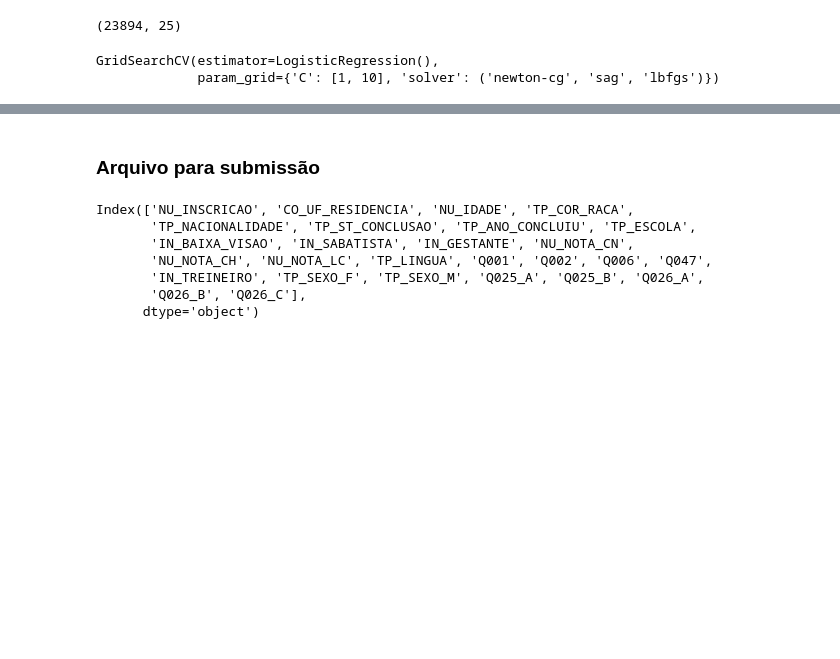
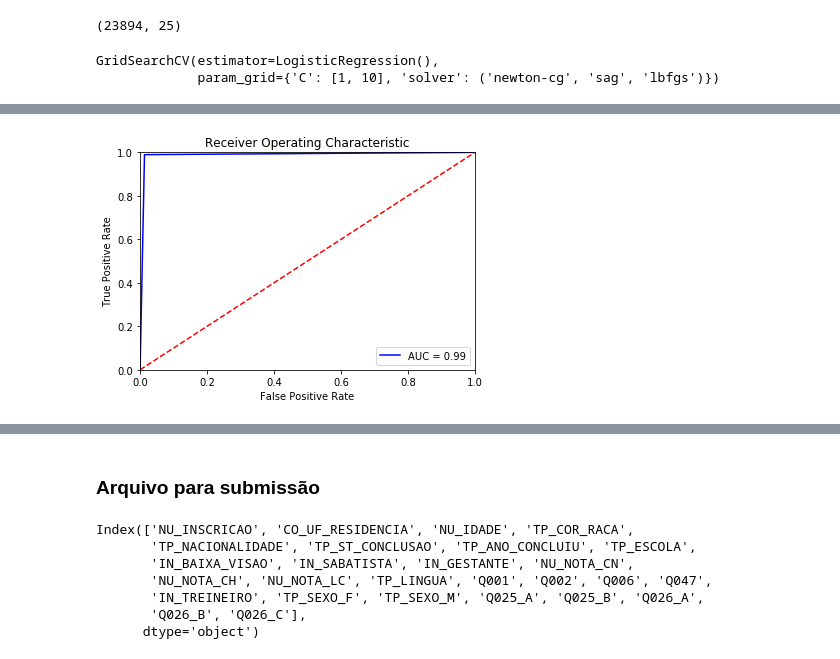
Before and after one commit to deisiyk/aceleradev_ds, a Jupyter notebook: enem-4/Enem4.ipynb, the cells around one changed output, grey strips where cells are left out. Cells and saved outputs as stored; diff of their text form; code cells hidden in the pictures; blank space fills up the shorter version.

Commit message:
adicionando TPOT

```diff
--- a/enem-4/Enem4.ipynb
+++ b/enem-4/Enem4.ipynb
@@ -439,0 +455,5 @@ weighted avg       1.00      1.00      1.00      7886
+# %%
+#Teste pequeno para verificar o funcionamento do TPOT. Embora tenha baixado o log_loss,
+#o score no desafio caiu para 98.993%
+tpot = TPOTClassifier( generations=5, population_size=50, verbosity=2)
+tpot.fit(X_train, y_train)
@@ -439,0 +471,7 @@ weighted avg       1.00      1.00      1.00      7886
+# %%
+predict = tpot.predict(X_test)
+roc =roc_curve(y_test,predict )
+probs = clf.predict_proba(X_test)
+graph_ROC(probs, roc)
+# %% [output]
+[figure, added]
```
Also changed, not shown: parts of 13 cells of this notebook, 2 other files.
